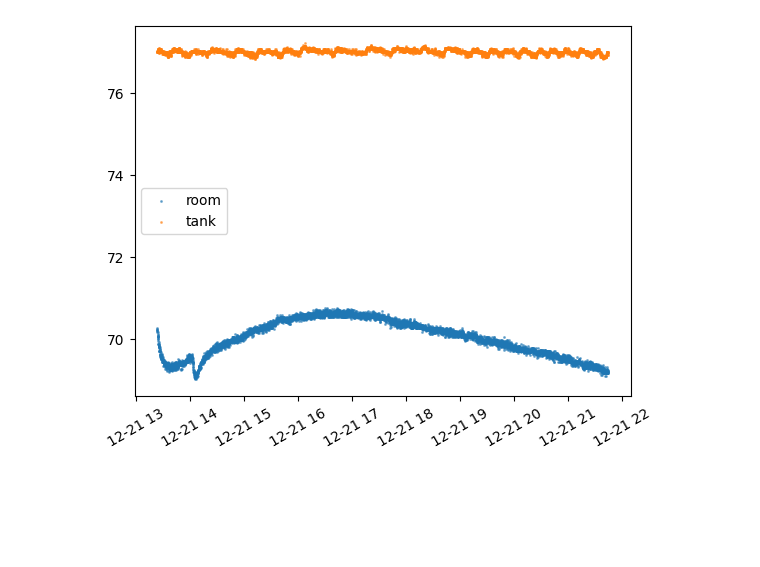
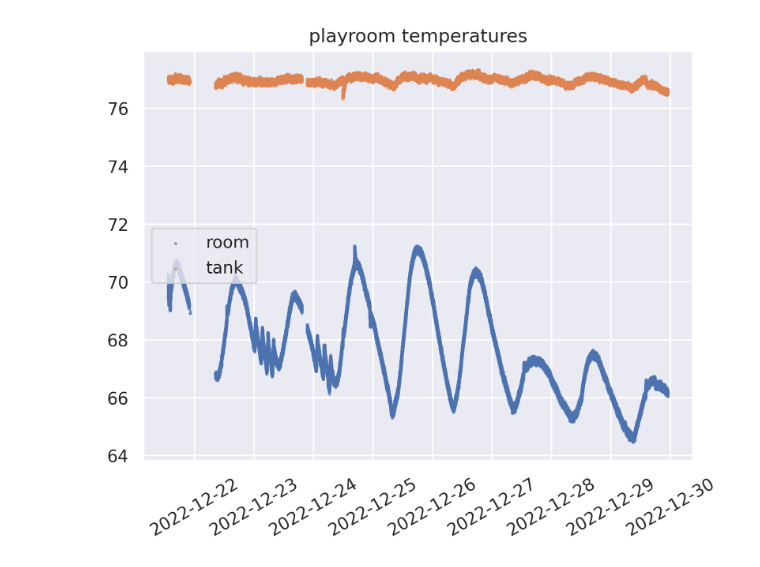
Before and after one commit to berickson/nerd-tank, a Jupyter notebook: client/Temp Analysis.ipynb, the cells around one changed output. Drawn from its saved outputs; the diff is of its cells as text; code cells hidden in the pictures; blank space fills up the shorter version.

```diff
--- a/client/Temp Analysis.ipynb
+++ b/client/Temp Analysis.ipynb
@@ -2,4 +2,7 @@
 import pandas as pd
 import matplotlib.pyplot as plt
 import numpy as np
+import matplotlib.dates as mdates
+import seaborn as sns
+sns.set_theme()
 # %%
@@ -8,5 +13,4 @@ df1=pd.read_csv("esp32-temp_1.csv",names=["topic","time_string","temp"])
 # %%
-df0["datetime"]=pd.to_datetime(df0["time_string"])
-df0 = df0.set_index(["datetime"], drop=False)
-df1["datetime"]=pd.to_datetime(df1["time_string"])
-df1 = df1.set_index(["datetime"], drop=False)
+for df in [df0, df1, df_bat, df_bat2]:
+    df["datetime"]=pd.to_datetime(df["time_string"])
+    df.set_index(["datetime"], drop=False, inplace=True)
@@ -20,15 +24,22 @@ str(start_time),str(end_time)
 # %%
 count = 1000;
 marker_size = 5;
-#start_time = str(df0["datetime"].max()-np.timedelta64(6000, 'm'))
+#start_time = df0["datetime"].max()-np.timedelta64(2*60*24, 'm')
 start_time = '2022-12-21 21:23:00.000000+00:00'
-end_time = str(df0["datetime"].max())
+
+#start_time = str(df0["datetime"].min())
+end_time = df0["datetime"].max()
+
+print (start_time)
+print (end_time)
+plt_df = df0[(df0["datetime"]>start_time) & (df0["datetime"]<=end_time)]
 
 plt.axes().xaxis_date("America/Los_Angeles")
-plt.scatter(df0.loc[start_time:end_time]["datetime"],df0.loc[start_time:end_time]["temp"], marker='.', s=marker_size,label='room',alpha=0.5);
+plt.scatter(plt_df["datetime"],plt_df["temp"], marker='.', s=marker_size,label='room',alpha=0.5);
 # plt.scatter(x=df0.loc[start_time:end_time]["datetime"],y=df0.loc[start_time:end_time]["temp"], tz="America/Los_Angeles", marker='.', s=marker_size,label='room',alpha=0.5);
 plt.scatter(df1.loc[start_time:end_time]["datetime"],df1.loc[start_time:end_time]["temp"], marker='.', s=marker_size, label='tank',alpha=0.5);
 
 plt.legend(loc='center left');
 plt.xticks(rotation=30);
+plt.title("playroom temperatures");
 # %% [output]
@@ -35 +48 @@ plt.xticks(rotation=30);
-[figure, old version]
+[figure, new version]
```
Also changed, not shown: parts of 11 cells of this notebook, 1 other file.
